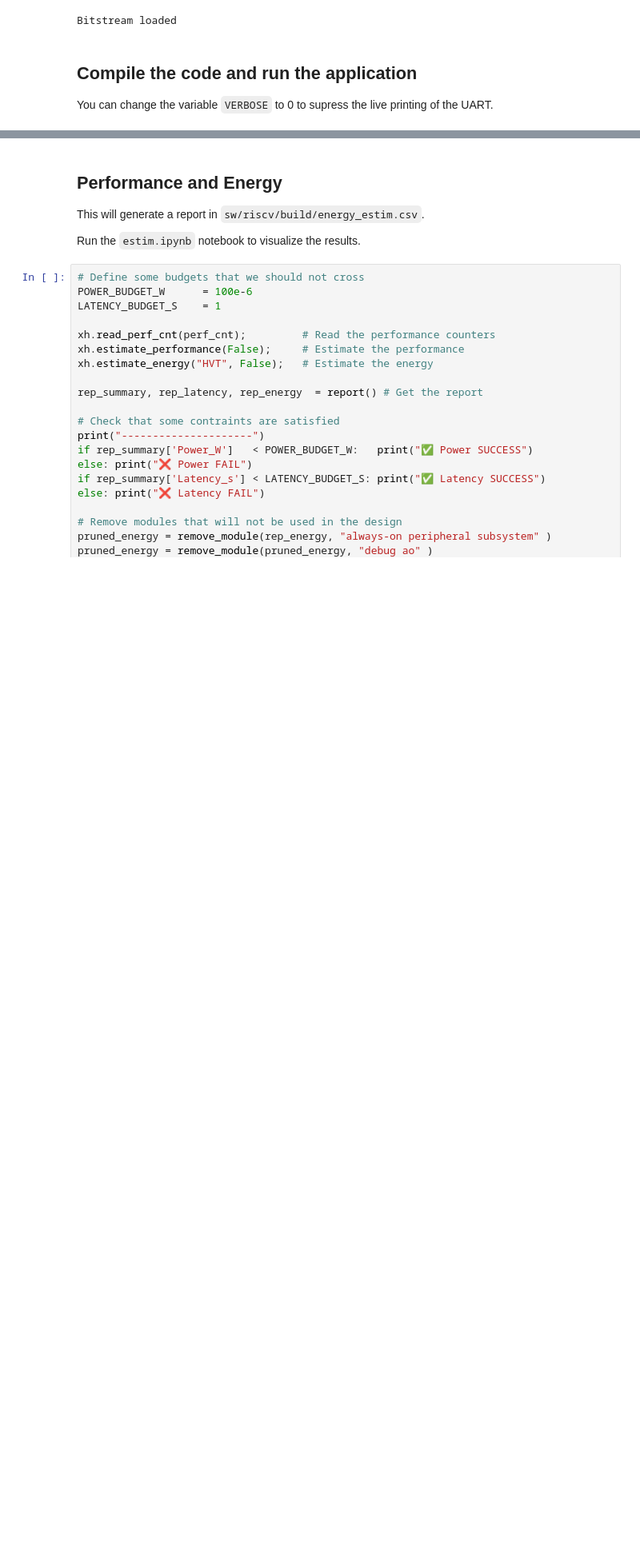
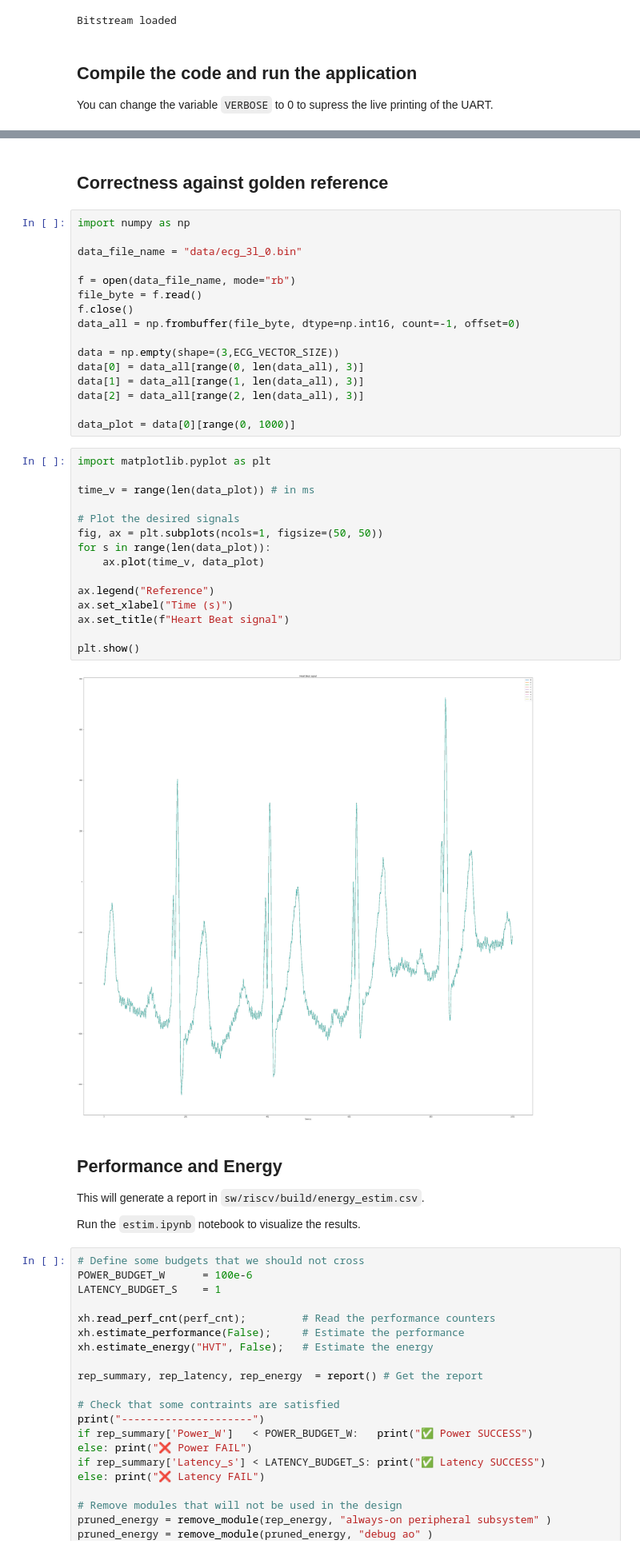
Before and after one commit to Yasmina3141/BA_project, a Jupyter notebook: sw/arm/apps/HBC/HBC.ipynb, the cells around one changed output, grey strips where cells are left out. Shown: that part at 80% size. Drawn from its saved outputs; the diff is of its cells as text; blank space fills up the shorter version.

Commit message:
Add HBC plot in the jupyter notebook

```diff
--- a/sw/arm/apps/HBC/HBC.ipynb
+++ b/sw/arm/apps/HBC/HBC.ipynb
@@ -93,3 +107,38 @@ xh.uart_data
+# %% [markdown]
+## Correctness against golden reference
+# %%
+import numpy as np
+
+data_file_name = "data/ecg_3l_0.bin"
+
+f = open(data_file_name, mode="rb")
+file_byte = f.read()
+f.close()
+data_all = np.frombuffer(file_byte, dtype=np.int16, count=-1, offset=0)
+
+data = np.empty(shape=(3,ECG_VECTOR_SIZE))
+data[0] = data_all[range(0, len(data_all), 3)]
+data[1] = data_all[range(1, len(data_all), 3)]
+data[2] = data_all[range(2, len(data_all), 3)]
+
+data_plot = data[0][range(0, 1000)]
+# %%
+import matplotlib.pyplot as plt
+
+time_v = range(len(data_plot)) # in ms
+
+# Plot the desired signals
+fig, ax = plt.subplots(ncols=1, figsize=(50, 50))
+for s in range(len(data_plot)):
+    ax.plot(time_v, data_plot)
+
+ax.legend("Reference")
+ax.set_xlabel("Time (s)")
+ax.set_title(f"Heart Beat signal")
+
+plt.show()
+# %% [output]
+[figure, added]
 # %% [markdown]
 ## Performance and Energy
 
```
Also changed, not shown: parts of 2 cells of this notebook, 1 other file.
